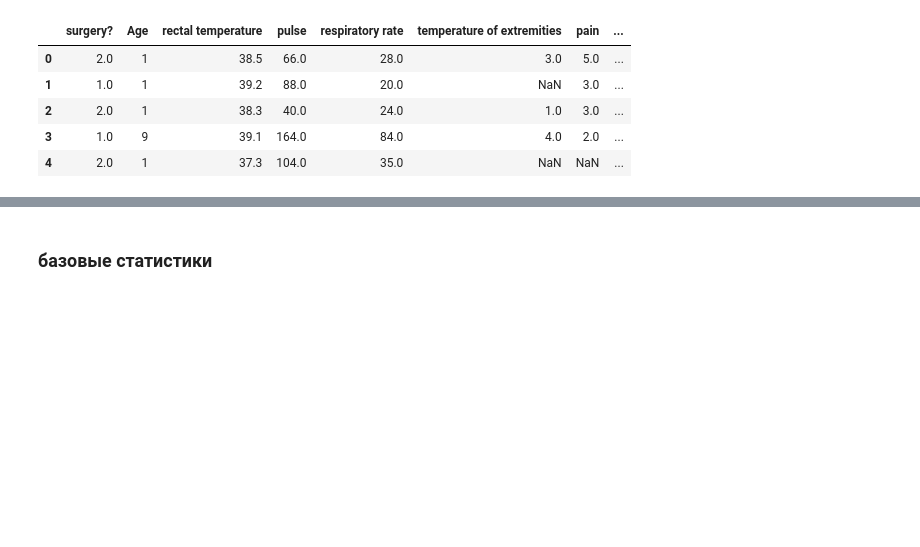
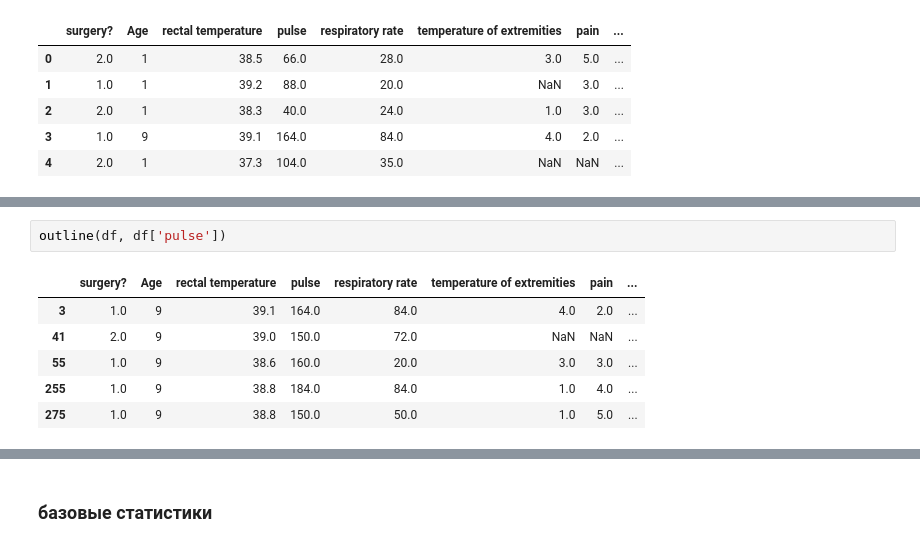
Before and after one commit to anfisso/Python_666, a Jupyter notebook: 1.statistics.ipynb, the cells around one changed output, grey strips where cells are left out. Cells and saved outputs as stored; diff of their text form; blank space fills up the shorter version.

```diff
--- a/1.statistics.ipynb
+++ b/1.statistics.ipynb
@@ -36,0 +52,9 @@ for i in range(len(cols)):
+# %%
+outline(df, df['pulse'])
+# %% [output]
+|  | surgery? | Age | rectal temperature | pulse | respiratory rate | temperature of extremities | pain | ... |
+| 3 | 1.0 | 9 | 39.1 | 164.0 | 84.0 | 4.0 | 2.0 | ... |
+| 41 | 2.0 | 9 | 39.0 | 150.0 | 72.0 | NaN | NaN | ... |
+| 55 | 1.0 | 9 | 38.6 | 160.0 | 20.0 | 3.0 | 3.0 | ... |
+| 255 | 1.0 | 9 | 38.8 | 184.0 | 84.0 | 1.0 | 4.0 | ... |
+| 275 | 1.0 | 9 | 38.8 | 150.0 | 50.0 | 1.0 | 5.0 | ... |
```
Also changed, not shown: parts of 8 cells of this notebook.
